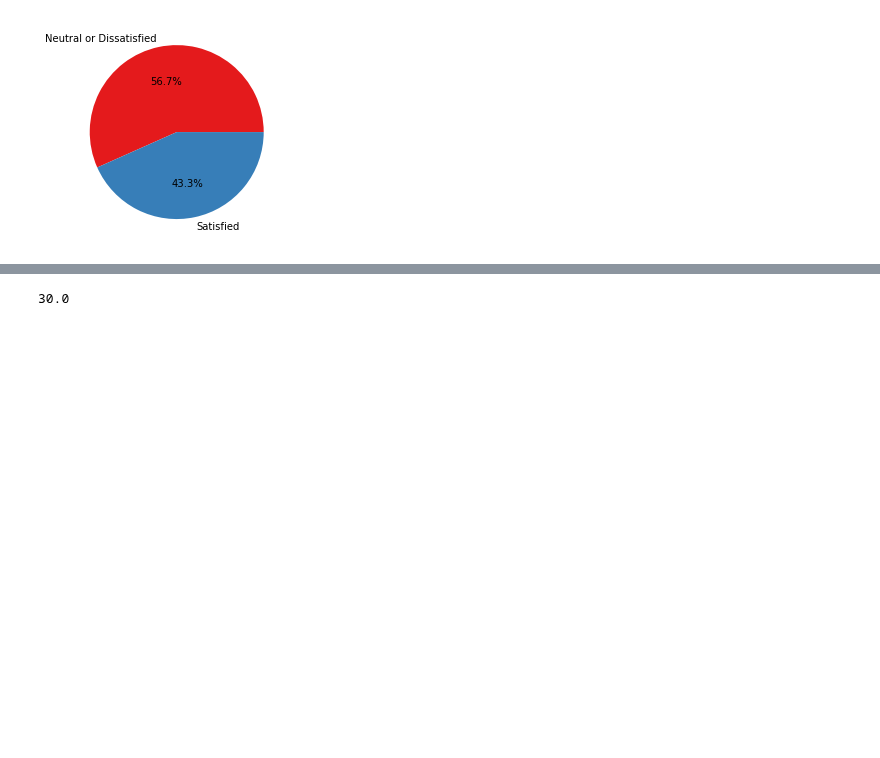
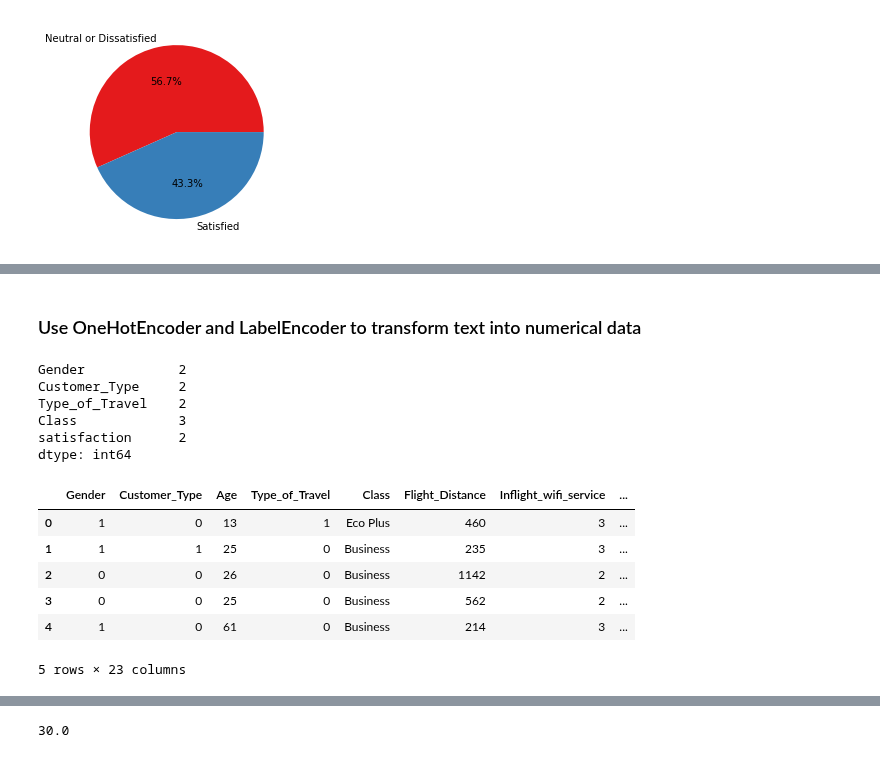
Before and after one commit to speplinski3/G3_Santander_Customer_Satisfaction, a Jupyter notebook: Airline_Customer_Satisfaction_ML_Wuyang.ipynb, the cells around one changed output, grey strips where cells are left out. Saved outputs shown, nothing was run; the diff lists cells and outputs as text; code cells hidden in the pictures; blank space fills up the shorter version.

Commit message:
Modified Airline_Customer_Satisfaction_ML_Wuyang file

```diff
--- a/Airline_Customer_Satisfaction_ML_Wuyang.ipynb
+++ b/Airline_Customer_Satisfaction_ML_Wuyang.ipynb
@@ -275,0 +272,34 @@ categorical_features = ['Gender', 'Customer Type','Type of Travel', 'Class',
+# %% [markdown]
+### Use OneHotEncoder and LabelEncoder to transform text into numerical data
+# %%
+Customer_Satisfaction_df=Airline_df.copy()
+# Create a OneHotEncoder instance
+enc=OneHotEncoder(sparse=False)
+# Create a LabelEncoder instance
+le = LabelEncoder()
+# %%
+Customer_Satisfaction_df[['Gender', 'Customer_Type', 'Type_of_Travel', 'Class','satisfaction']].nunique()
+# %% [output]
+Gender            2
+Customer_Type     2
+Type_of_Travel    2
+Class             3
+satisfaction      2
+dtype: int64
+# %%
+# Categorical variable list
+col_transform=['Gender', 'Customer_Type', 'Type_of_Travel', 'satisfaction']
+# %%
+# Convert data in the columns from text to numerical values
+for col in col_transform:
+    Customer_Satisfaction_df[col]=le.fit_transform(Customer_Satisfaction_df[col])
+# %%
+Customer_Satisfaction_df.head()
+# %% [output]
+|  | Gender | Customer_Type | Age | Type_of_Travel | Class | Flight_Distance | Inflight_wifi_service | ... |
+| 0 | 1 | 0 | 13 | 1 | Eco Plus | 460 | 3 | ... |
+| 1 | 1 | 1 | 25 | 0 | Business | 235 | 3 | ... |
+| 2 | 0 | 0 | 26 | 0 | Business | 1142 | 2 | ... |
+| 3 | 0 | 0 | 25 | 0 | Business | 562 | 2 | ... |
+| 4 | 1 | 0 | 61 | 0 | Business | 214 | 3 | ... |
+5 rows × 23 columns
```
Also changed, not shown: parts of 30 cells of this notebook.
